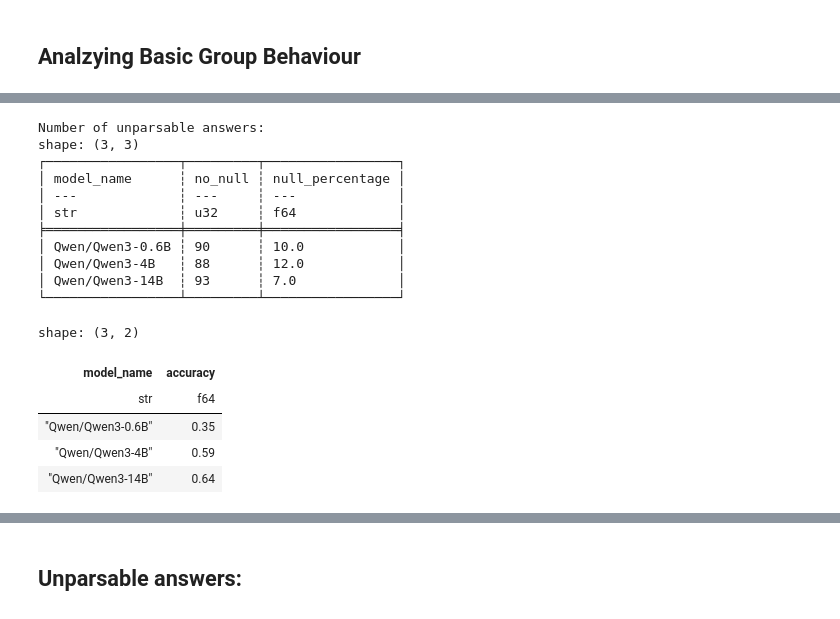
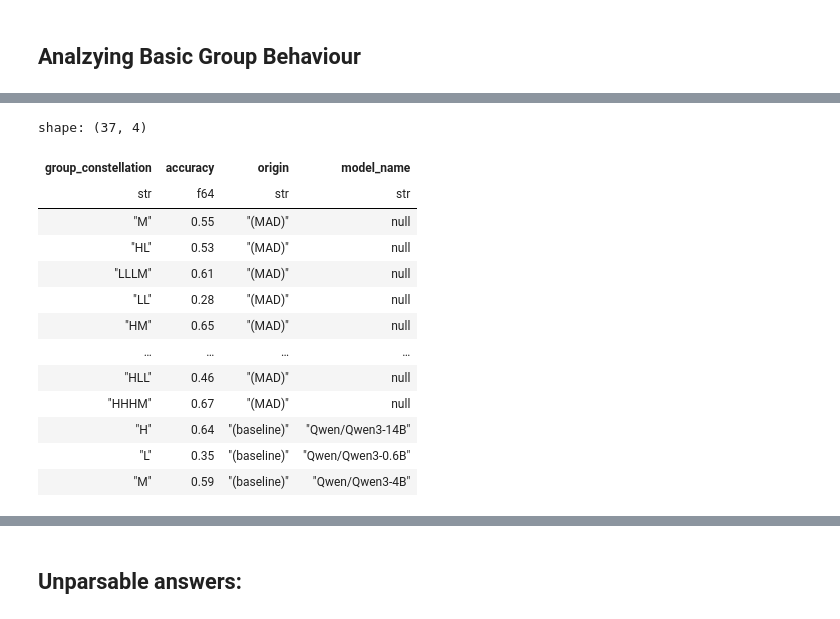
Before and after one commit to XfensorX/Beyond-Multi-Agent-Debate, a Jupyter notebook: src/social_groups/analysis/defs/notebooks/heterogeneous_comparison.ipynb, the cells around one changed output, grey strips where cells are left out. Saved outputs shown, nothing was run; the diff lists cells and outputs as text; code cells hidden in the pictures.

Commit message:
add analysis notebooks for baseline, baseline comparison, changed order, changed prompt, diversity params and no discussion voting

```diff
--- a/src/social_groups/analysis/defs/notebooks/heterogeneous_comparison.ipynb
+++ b/src/social_groups/analysis/defs/notebooks/heterogeneous_comparison.ipynb
@@ -56,54 +62,63 @@ shape: (0, 17)
+# %%
+baseline_analysis = (
+    baseline_frame.with_columns(
+        parser(pl.col("final_answer")).alias(AnalysisColumn.parsed_answer.value)
+    )
+    .with_columns(
+        is_correct=comparer(
+            pl.col(AnalysisColumn.parsed_answer.value), pl.col("answer_string")
+        )
+    )
+    .group_by("model_name")
+    .agg(accuracy=pl.col("is_correct").mean())
+)
 # %%
 model_name_sort = {
     "Qwen/Qwen3-14B": 1,
     "Qwen/Qwen3-4B": 2,
     "Qwen/Qwen3-0.6B": 3,
 }
 
 mad_analysis = apply_parsing_and_group_decision(
     mad_frame, parser, comparer, group_reply
 ).with_columns(make_group_constellation())
 
 table_page_46 = pl.concat(
     [
         (
             mad_analysis.group_by("group_constellation")
             .agg(accuracy=pl.col("is_correct").mean())
             .with_columns(origin=pl.lit("(MAD)"))
         ),
         (
-            baseline_frame.with_columns(
+            baseline_analysis.with_columns(
                 group_constellation=pl.col("model_name").replace(
                     MODEL_NAME_TO_LETTER_MAPPING
                 ),
-                origin=pl.lit("(baseline)"),
-            ).drop("model_name")
+            ).with_columns(origin=pl.lit("(baseline)"))
         ),
     ],
     how="diagonal",
 )
 
 table_page_46.write_csv(output_dir / "llm_based_table_page_46.csv")
 
 table_page_46
 # %% [output]
-Number of unparsable answers:
-shape: (3, 3)
-┌─────────────────┬─────────┬─────────────────┐
-│ model_name      ┆ no_null ┆ null_percentage │
-│ ---             ┆ ---     ┆ ---             │
-│ str             ┆ u32     ┆ f64             │
-╞═════════════════╪═════════╪═════════════════╡
-│ Qwen/Qwen3-0.6B ┆ 90      ┆ 10.0            │
-│ Qwen/Qwen3-4B   ┆ 88      ┆ 12.0            │
-│ Qwen/Qwen3-14B  ┆ 93      ┆ 7.0             │
-└─────────────────┴─────────┴─────────────────┘
+shape: (37, 4)
-shape: (3, 2)
-| model_name | accuracy |
-| str | f64 |
-| "Qwen/Qwen3-0.6B" | 0.35 |
-| "Qwen/Qwen3-4B" | 0.59 |
-| "Qwen/Qwen3-14B" | 0.64 |
+| group_constellation | accuracy | origin | model_name |
+| str | f64 | str | str |
+| "M" | 0.55 | "(MAD)" | null |
+| "HL" | 0.53 | "(MAD)" | null |
+| "LLLM" | 0.61 | "(MAD)" | null |
+| "LL" | 0.28 | "(MAD)" | null |
+| "HM" | 0.65 | "(MAD)" | null |
+| … | … | … | … |
+| "HLL" | 0.46 | "(MAD)" | null |
+| "HHHM" | 0.67 | "(MAD)" | null |
+| "H" | 0.64 | "(baseline)" | "Qwen/Qwen3-14B" |
+| "L" | 0.35 | "(baseline)" | "Qwen/Qwen3-0.6B" |
+| "M" | 0.59 | "(baseline)" | "Qwen/Qwen3-4B" |
 # %%
 original_table_page46 = pl.DataFrame(
     {
```
Also changed, not shown: parts of 22 cells of this notebook, 6 other files.
